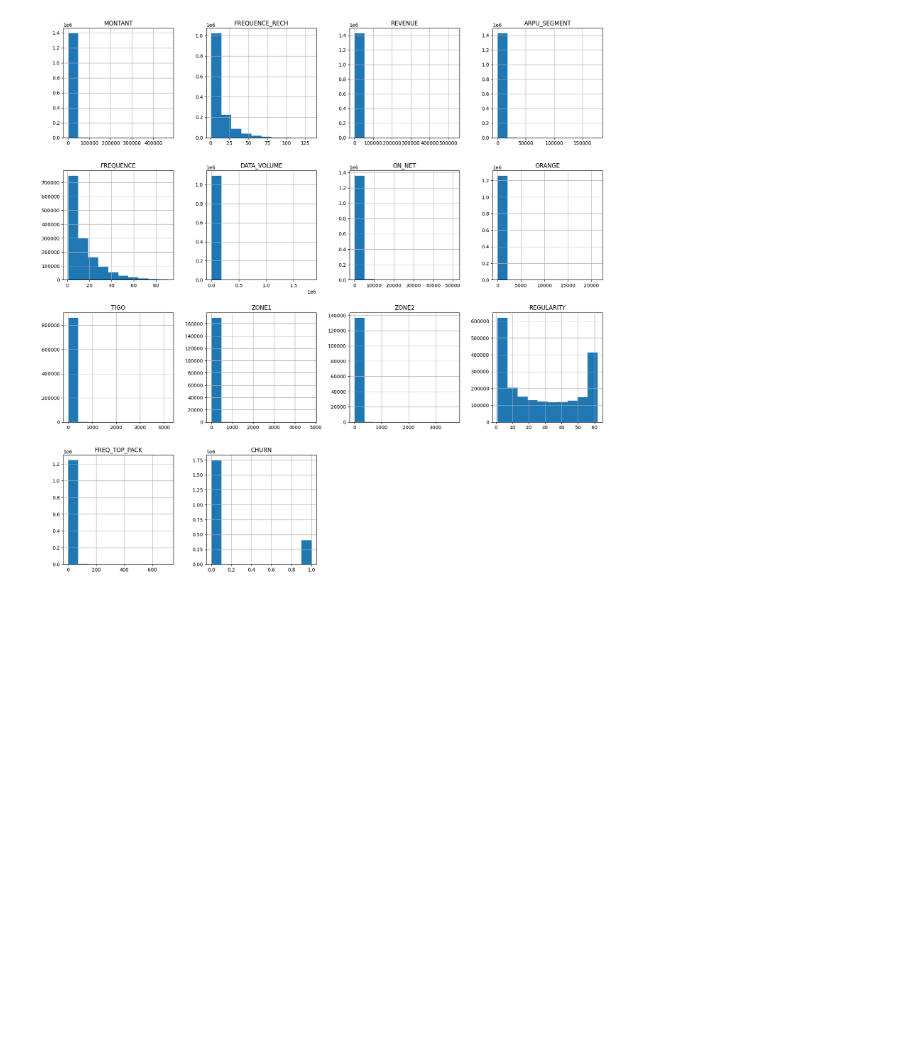
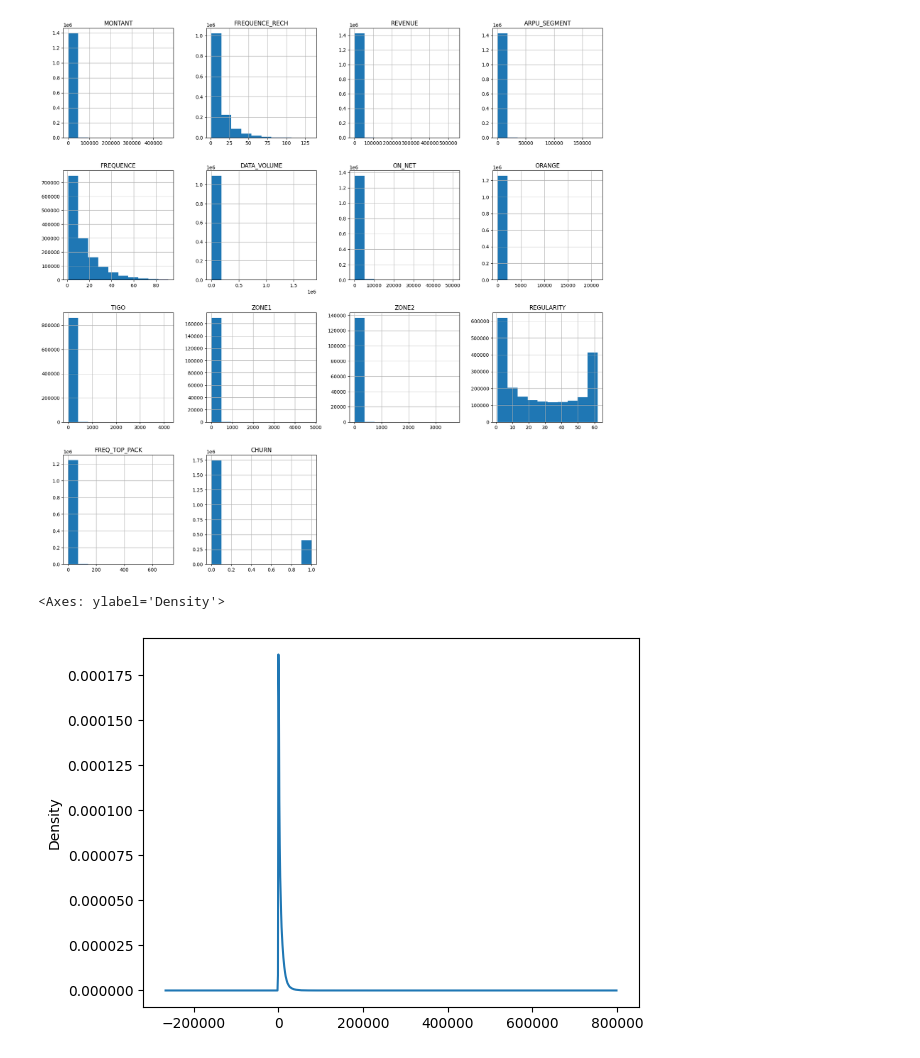
Before and after one commit to Skerter/distributed-churn-prediction, a Jupyter notebook: notebooks/exploratory_data_analysis.ipynb, the cells around one changed output. Saved outputs shown, nothing was run; the diff lists cells and outputs as text; code cells hidden in the pictures; blank space fills up the shorter version.

```diff
--- a/notebooks/exploratory_data_analysis.ipynb
+++ b/notebooks/exploratory_data_analysis.ipynb
@@ -227,3 +227,8 @@ array([[<Axes: title={'center': 'MONTANT'}>,
         <Axes: title={'center': 'CHURN'}>, <Axes: >, <Axes: >]],
       dtype=object)
 [figure]
+# %%
+df['REVENUE'].plot.density()
+# %% [output]
+<Axes: ylabel='Density'>
+[figure, added]
```
Also changed, not shown: 5 other files.
